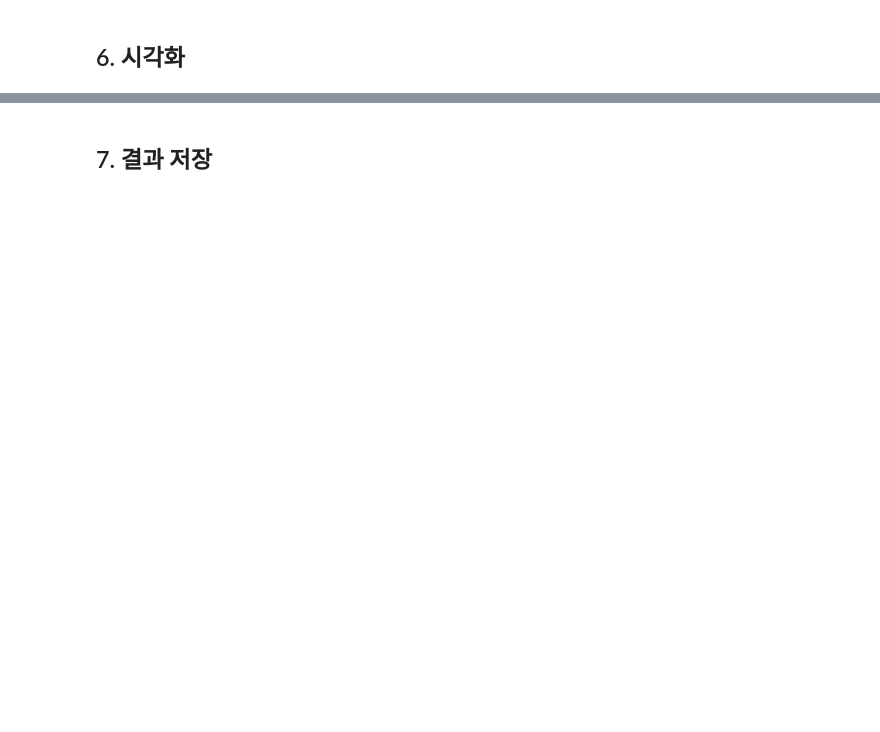
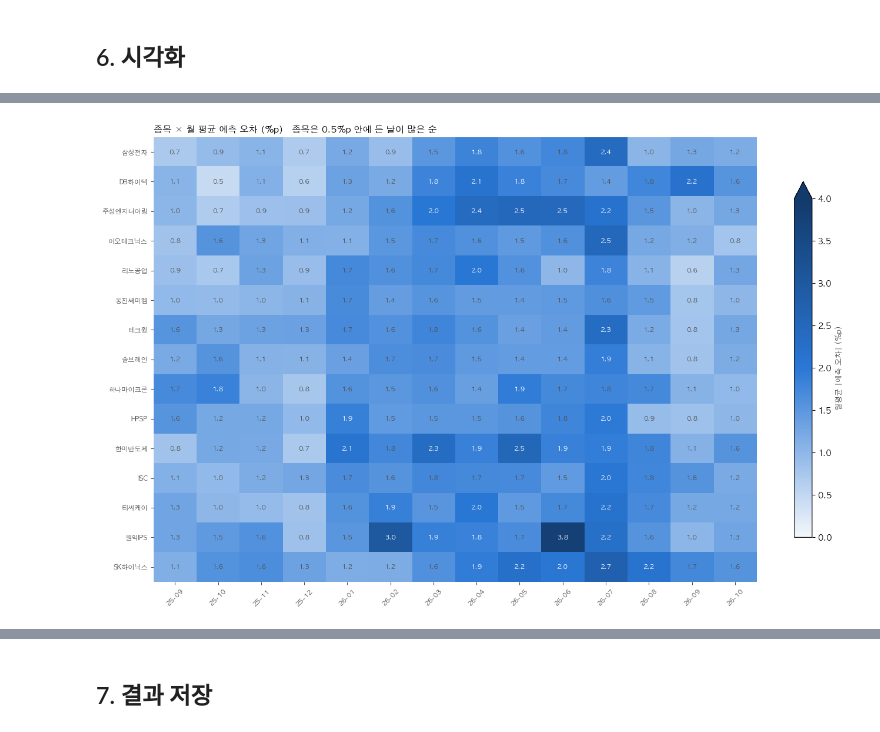
Before and after one commit to minseokgeum/ai_campus_main_proj, a Jupyter notebook: backtest/night_futures_open_backtest.ipynb, the cells around one changed output, grey strips where cells are left out. Cells and saved outputs as stored; diff of their text form; code cells hidden in the pictures; blank space fills up the shorter version.

```diff
--- a/backtest/night_futures_open_backtest.ipynb
+++ b/backtest/night_futures_open_backtest.ipynb
@@ -588,7 +713,7 @@ def count_within_tolerance(res):
 
         worst = reg.idxmax()
         row["최대오차(%p)"] = reg[worst]
-        row["최대오차일"] = g.at[worst, "date"].strftime("%m-%d")
+        row["최대오차일"] = g.at[worst, "date"].strftime("%Y-%m-%d")
         row["최대오차일 비중(%)"] = reg[worst] ** 2 / (reg ** 2).sum() * 100   # 제곱오차 합 중 하루의 비중
         rows.append(row)
 
@@ -622,15 +747,15 @@ def errors_by_date(res, tol=TOLERANCES[-1]):
     })
     table["직전 휴장"] = np.where(days_since_prev > 3, "연휴 후",
                          np.where(days_since_prev > 1, "주말 후", ""))
-    table.index = table.index.strftime("%m-%d")
+    table.index = table.index.strftime("%Y-%m-%d")
     return table
 
 
 within = count_within_tolerance(res)
 by_date = errors_by_date(res)
 
-print(f"===== 종목별: 20거래일 중 오차 허용범위 안에 든 날 =====")
+print(f"===== 종목별: {res['date'].nunique()}거래일 중 오차 허용범위 안에 든 날 =====")
 display(within.round(2))
 
-print(f"===== 날짜별: 오차 > {TOLERANCES[-1]}%p 종목 수 =====")
-display(by_date.round(2))
+print(f"===== 오차 > {TOLERANCES[-1]}%p 종목이 많았던 날 상위 15일 (전체는 by_date) =====")
+display(by_date.sort_values(f"오차 >{TOLERANCES[-1]}%p 종목수", ascending=False).head(15).round(2))
@@ -797,45 +1267,41 @@ plt.show()
 # %%
-def plot_error_heatmap(res, within, by_date):
-    """종목 × 날짜 |오차|(%p). 색이 진할수록 오차가 크다."""
+def plot_error_heatmap(res, within):
+    """종목 × 월 평균 |오차|(%p). 색이 진할수록 오차가 크다."""
     table = (
-        res.assign(abs_err=res["err_return"].abs() * 100)
-        .pivot(index="code", columns="date", values="abs_err")
+        res.assign(abs_err=res["err_return"].abs() * 100, month=res["date"].dt.strftime("%y-%m"))
+        .pivot_table(index="code", columns="month", values="abs_err", aggfunc="mean")
         .reindex(within.index)
     )
     values = table.to_numpy(dtype=float)
-    vmax = 6
+    vmax = 4
 
     cmap = LinearSegmentedColormap.from_list("sequential", ["#f4f7fb", COLOR_MAIN, "#123a6b"])
 
     fig, ax = plt.subplots(figsize=(14, 0.42 * len(table) + 2.2))
     image = ax.imshow(values, cmap=cmap, vmin=0, vmax=vmax, aspect="auto")
 
     for (r, c), v in np.ndenumerate(values):
         if np.isfinite(v):
-            ax.text(c, r, f"{v:.1f}", ha="center", va="center", fontsize=7.5,
+            ax.text(c, r, f"{v:.1f}", ha="center", va="center", fontsize=8,
                     color="white" if v > vmax * 0.45 else TEXT_SECONDARY)
 
-    holiday = by_date["직전 휴장"].reindex(table.columns.strftime("%m-%d")).to_numpy()
-    labels = [f"{d:%m-%d}" + ("*" if h else "") for d, h in zip(table.columns, holiday)]
-
-    ax.set_xticks(np.arange(len(table.columns)), labels, rotation=45)
+    ax.set_xticks(np.arange(len(table.columns)), table.columns, rotation=45)
     ax.set_yticks(np.arange(len(table)), within["종목"])
     ax.tick_params(colors=TEXT_SECONDARY, labelsize=8)
     for spine in ax.spines.values():
         spine.set_visible(False)
 
     colorbar = fig.colorbar(image, ax=ax, shrink=0.8, extend="max")
-    colorbar.set_label("|예측 오차| (%p)", color=TEXT_SECONDARY, fontsize=9)
+    colorbar.set_label("월평균 |예측 오차| (%p)", color=TEXT_SECONDARY, fontsize=9)
 
-    ax.set_title(
-        f"종목 × 날짜 예측 오차 (%p)   * = 주말·연휴 다음 날   "
-        f"종목은 {TOLERANCES[0]}%p 안에 든 날이 많은 순",
-        loc="left", fontsize=11,
-    )
+    ax.set_title(f"종목 × 월 평균 예측 오차 (%p)   종목은 {TOLERANCES[0]}%p 안에 든 날이 많은 순",
+                 loc="left", fontsize=11)
     fig.tight_layout()
 
     return fig
 
 
-fig_heatmap = plot_error_heatmap(res, within, by_date)
+fig_heatmap = plot_error_heatmap(res, within)
 plt.show()
+# %% [output]
+[figure, added]
```
Also changed, not shown: parts of 25 cells of this notebook, 3 other files.
